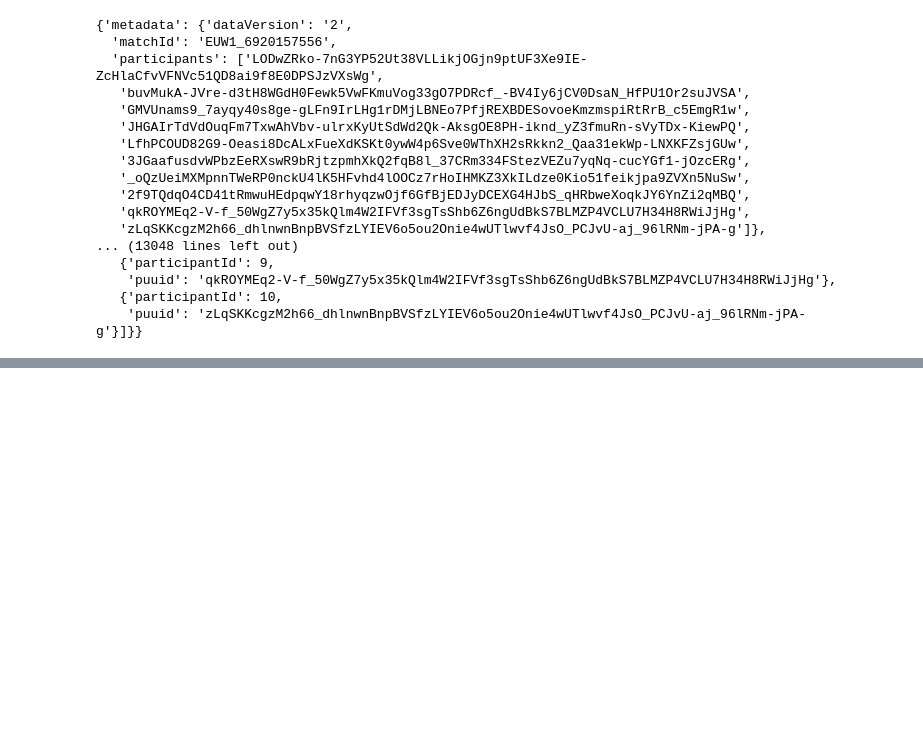
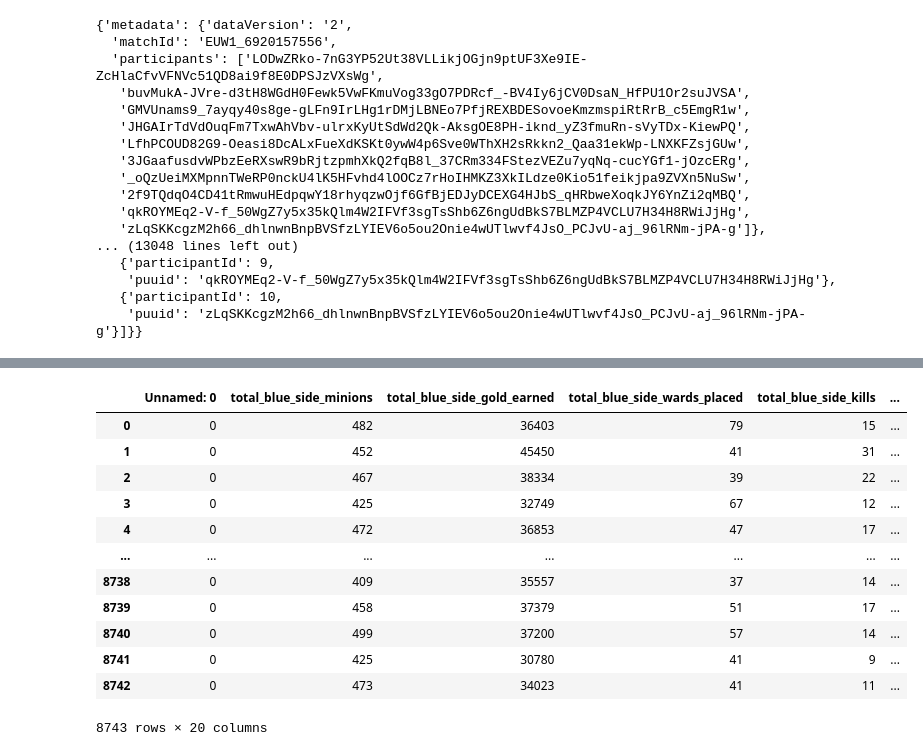
Before and after one commit to mohammad20306/Dissertation, a Jupyter notebook: get_match_at_twenty.ipynb, the cells around one changed output, grey strips where cells are left out. Cells and saved outputs as stored; diff of their text form; code cells hidden in the pictures; blank space fills up the shorter version.

Commit message:
obtained dataset for match stats at 20 minutes, built some initial models using that data

```diff
--- a/get_match_at_twenty.ipynb
+++ b/get_match_at_twenty.ipynb
@@ -349,0 +394,17 @@ get_specific_match_stats_at_twenty(data=get_match_info_at_twenty(matchId='EUW1_6
+# %%
+df =pd.read_csv('twenty_mins_data.csv')
+df
+# %% [output]
+|  | Unnamed: 0 | total_blue_side_minions | total_blue_side_gold_earned | total_blue_side_wards_placed | total_blue_side_kills | ... |
+| 0 | 0 | 482 | 36403 | 79 | 15 | ... |
+| 1 | 0 | 452 | 45450 | 41 | 31 | ... |
+| 2 | 0 | 467 | 38334 | 39 | 22 | ... |
+| 3 | 0 | 425 | 32749 | 67 | 12 | ... |
+| 4 | 0 | 472 | 36853 | 47 | 17 | ... |
+| ... | ... | ... | ... | ... | ... | ... |
+| 8738 | 0 | 409 | 35557 | 37 | 14 | ... |
+| 8739 | 0 | 458 | 37379 | 51 | 17 | ... |
+| 8740 | 0 | 499 | 37200 | 57 | 14 | ... |
+| 8741 | 0 | 425 | 30780 | 41 | 9 | ... |
+| 8742 | 0 | 473 | 34023 | 41 | 11 | ... |
+8743 rows × 20 columns
```
Also changed, not shown: parts of 18 cells of this notebook, 2 other files.
